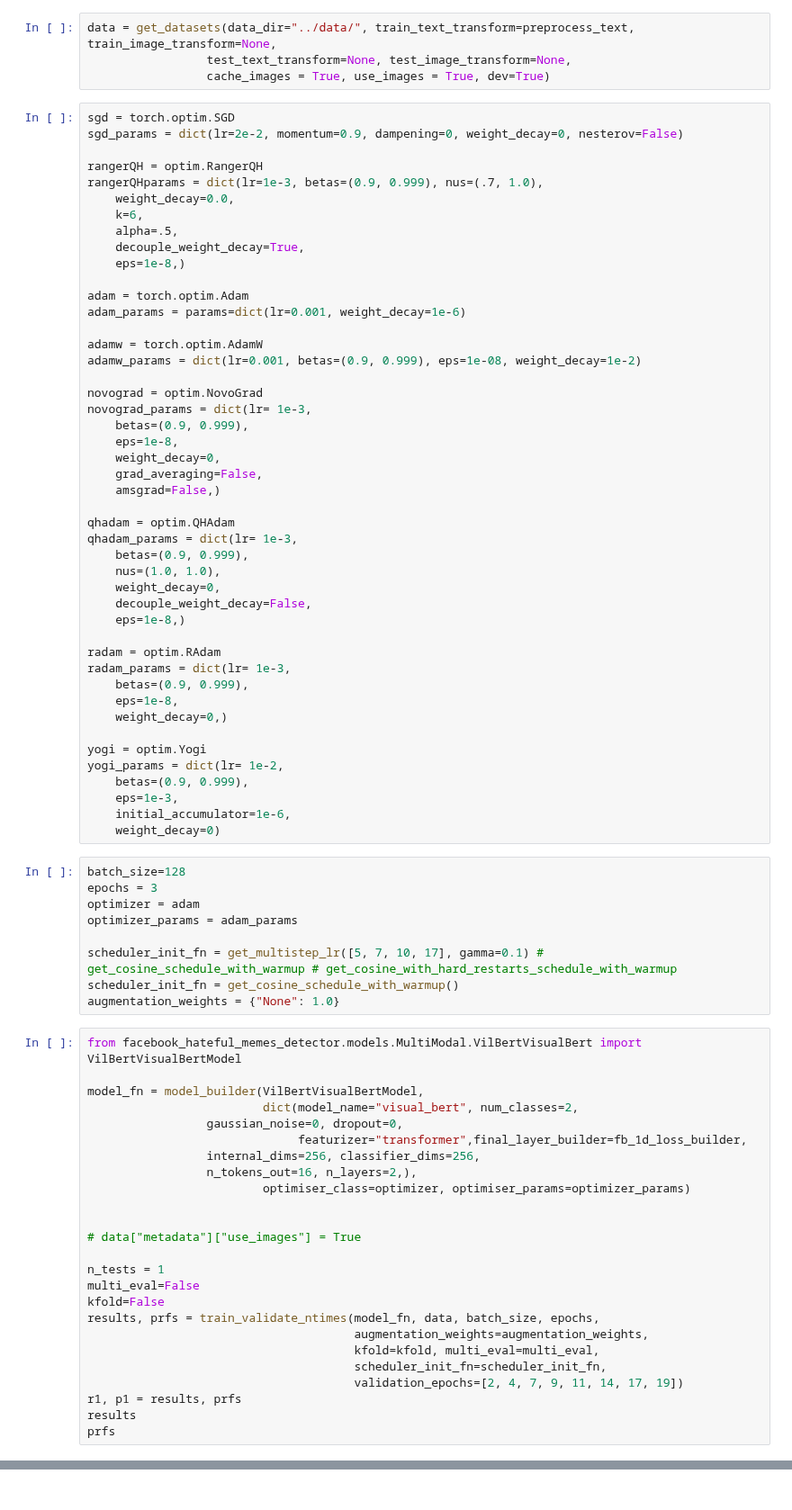
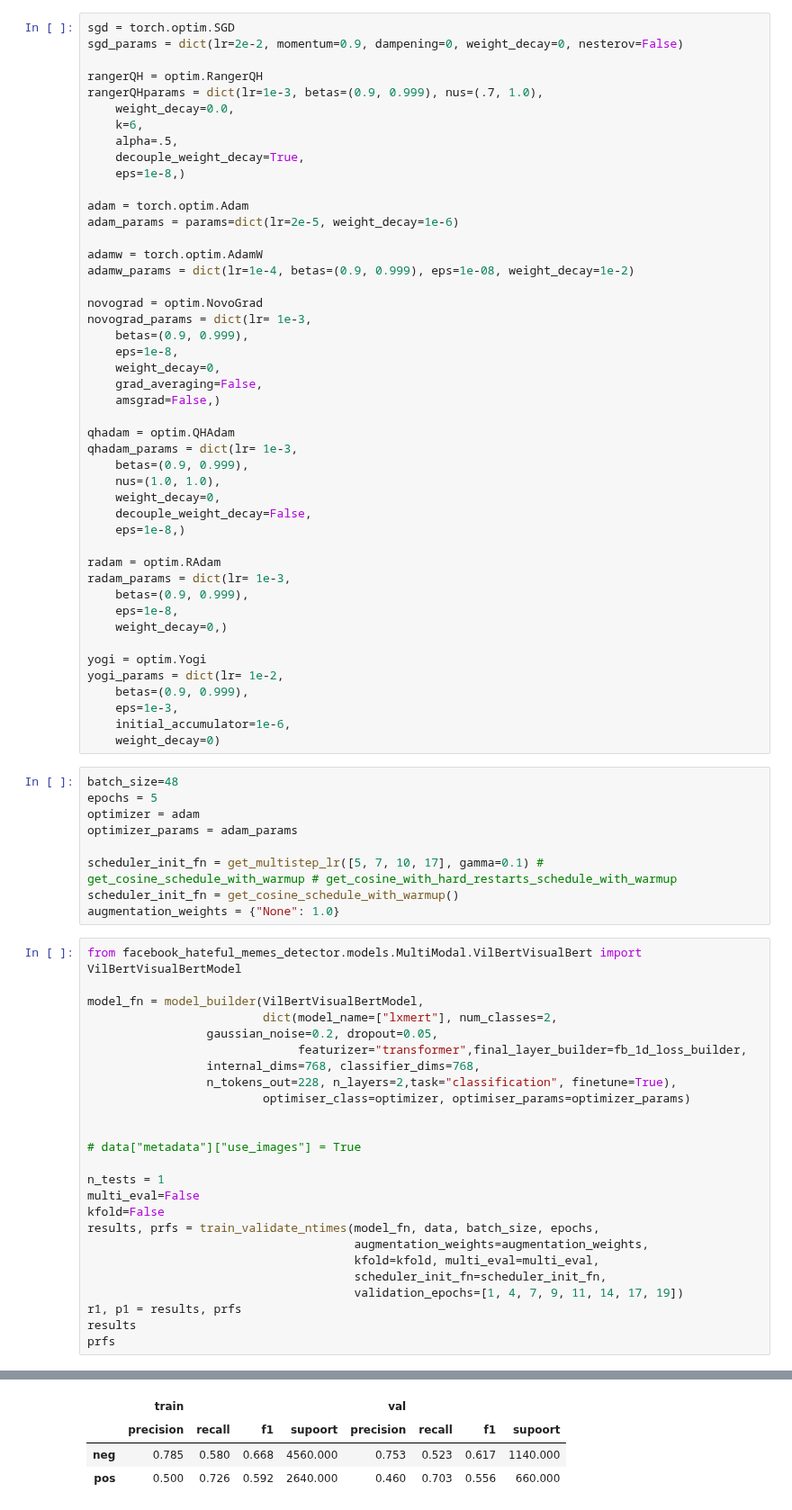
Before and after one commit to faizanahemad/facebook-hateful-memes, a Jupyter notebook: notebooks/VIsualBert.ipynb, the cells around one changed output, grey strips where cells are left out. Shown at 90% size. Drawn from its saved outputs; the diff is of its cells as text.

```diff
--- a/notebooks/VIsualBert.ipynb
+++ b/notebooks/VIsualBert.ipynb
@@ -55,7 +59,3 @@ preprocess_text = TextAugment([0.05, 0.05, 0.05, 0.35, 0.3, 0.2], choice_probas,
-# %%
-data = get_datasets(data_dir="../data/", train_text_transform=preprocess_text, train_image_transform=None,
-                 test_text_transform=None, test_image_transform=None,
-                 cache_images = True, use_images = True, dev=True)
 # %%
 sgd = torch.optim.SGD
 sgd_params = dict(lr=2e-2, momentum=0.9, dampening=0, weight_decay=0, nesterov=False)
@@ -69,10 +69,10 @@ rangerQHparams = dict(lr=1e-3, betas=(0.9, 0.999), nus=(.7, 1.0),
     eps=1e-8,)
 
 adam = torch.optim.Adam
-adam_params = params=dict(lr=0.001, weight_decay=1e-6)
+adam_params = params=dict(lr=2e-5, weight_decay=1e-6)
 
 adamw = torch.optim.AdamW
-adamw_params = dict(lr=0.001, betas=(0.9, 0.999), eps=1e-08, weight_decay=1e-2)
+adamw_params = dict(lr=1e-4, betas=(0.9, 0.999), eps=1e-08, weight_decay=1e-2)
 
 novograd = optim.NovoGrad
 novograd_params = dict(lr= 1e-3,
@@ -103,8 +103,8 @@ yogi_params = dict(lr= 1e-2,
     initial_accumulator=1e-6,
     weight_decay=0)
 # %%
-batch_size=128
-epochs = 3
+batch_size=48
+epochs = 5
 optimizer = adam
 optimizer_params = adam_params
 
@@ -115,11 +115,11 @@ augmentation_weights = {"None": 1.0}
 from facebook_hateful_memes_detector.models.MultiModal.VilBertVisualBert import VilBertVisualBertModel
 
 model_fn = model_builder(VilBertVisualBertModel,
-                         dict(model_name="visual_bert", num_classes=2,
-                 gaussian_noise=0, dropout=0,
+                         dict(model_name=["lxmert"], num_classes=2,
+                 gaussian_noise=0.2, dropout=0.05,
                               featurizer="transformer",final_layer_builder=fb_1d_loss_builder,
-                 internal_dims=256, classifier_dims=256,
-                 n_tokens_out=16, n_layers=2,),
+                 internal_dims=768, classifier_dims=768,
+                 n_tokens_out=228, n_layers=2,task="classification", finetune=True),
                          optimiser_class=optimizer, optimiser_params=optimizer_params)
 
 
@@ -132,7 +132,8 @@ results, prfs = train_validate_ntimes(model_fn, data, batch_size, epochs,
                                       augmentation_weights=augmentation_weights,
                                       kfold=kfold, multi_eval=multi_eval,
                                       scheduler_init_fn=scheduler_init_fn,
-                                      validation_epochs=[2, 4, 7, 9, 11, 14, 17, 19])
+                                      validation_epochs=[1, 4, 7, 9, 11, 14, 17, 19])
 r1, p1 = results, prfs
 results
 prfs
+# %% [output]
@@ -138,0 +183,4 @@ prfs
+|  | train |  |  |  | val |  |  |  |
+|  | precision | recall | f1 | supoort | precision | recall | f1 | supoort |
+| neg | 0.785 | 0.580 | 0.668 | 4560.000 | 0.753 | 0.523 | 0.617 | 1140.000 |
+| pos | 0.500 | 0.726 | 0.592 | 2640.000 | 0.460 | 0.703 | 0.556 | 660.000 |
```
Also changed, not shown: parts of 5 cells of this notebook, 4 other files.
